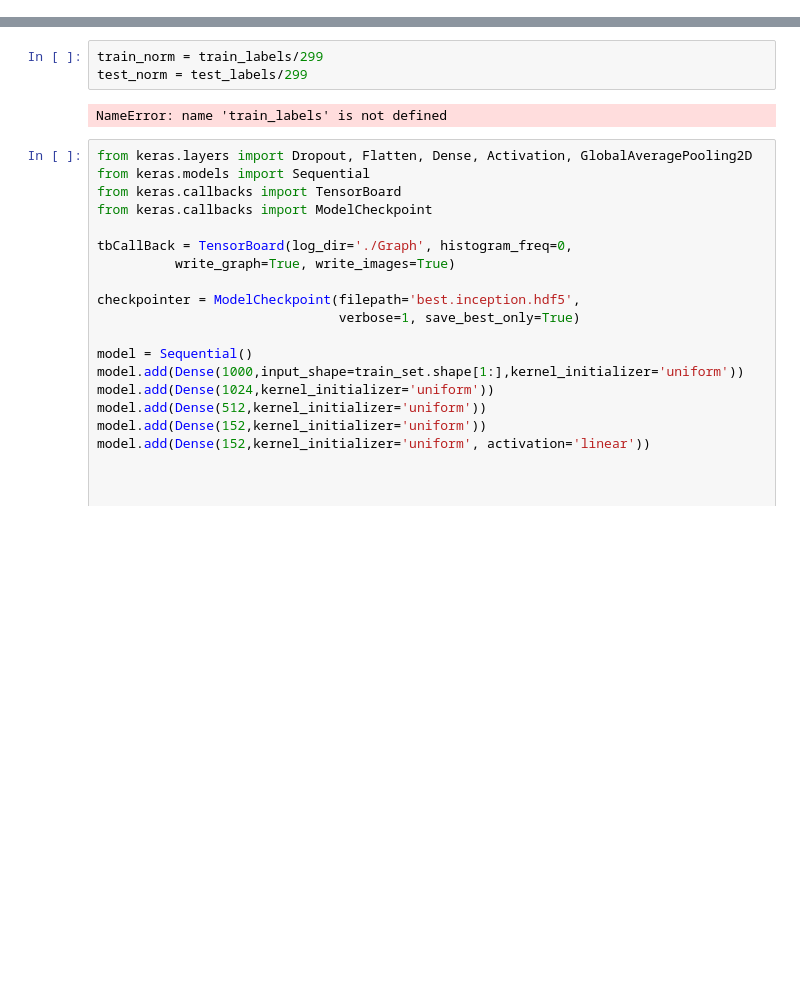
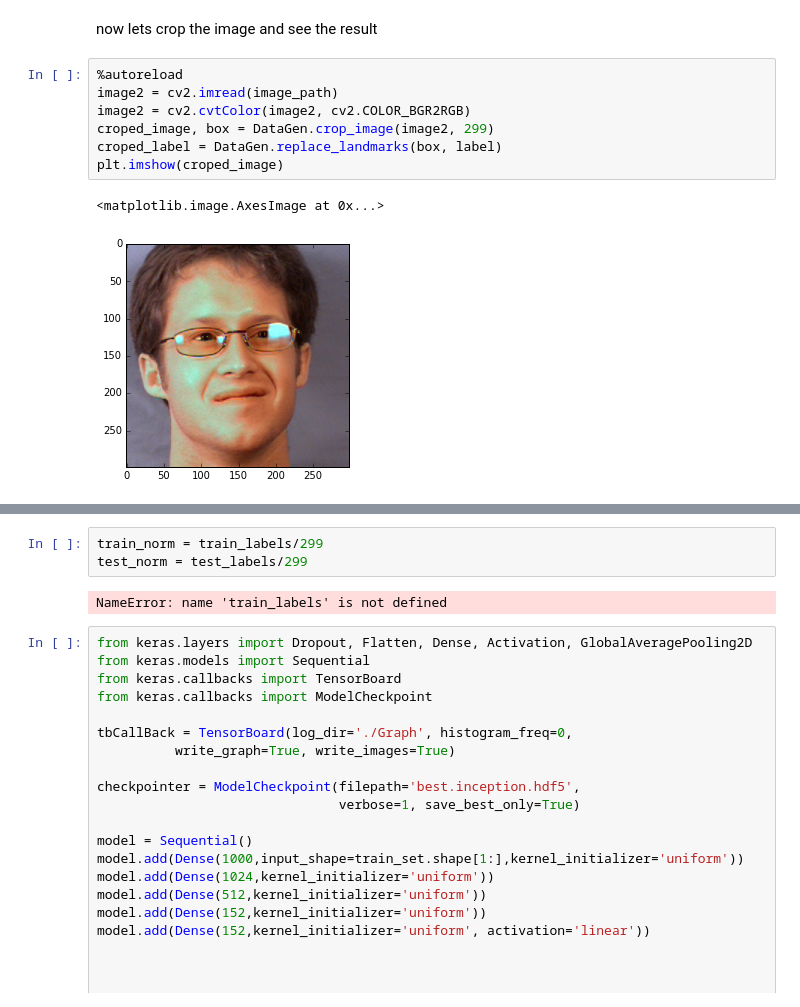
Before and after one commit to WillianPaiva/capstone_project, a Jupyter notebook: project/Project.ipynb, the cells around one changed output, grey strips where cells are left out. Drawn from its saved outputs; the diff is of its cells as text; blank space fills up the shorter version.

```diff
--- a/project/Project.ipynb
+++ b/project/Project.ipynb
@@ -21 +59,13 @@ plt.imshow(im[0])
+# %% [markdown]
+now lets crop the image and see the result
+# %%
+%autoreload
+image2 = cv2.imread(image_path)
+image2 = cv2.cvtColor(image2, cv2.COLOR_BGR2RGB)
+croped_image, box = DataGen.crop_image(image2, 299)
+croped_label = DataGen.replace_landmarks(box, label)
+plt.imshow(croped_image)
+# %% [output]
+<matplotlib.image.AxesImage at 0x...>
+[figure, added]
 # %%
```
Also changed, not shown: parts of 20 cells of this notebook.
